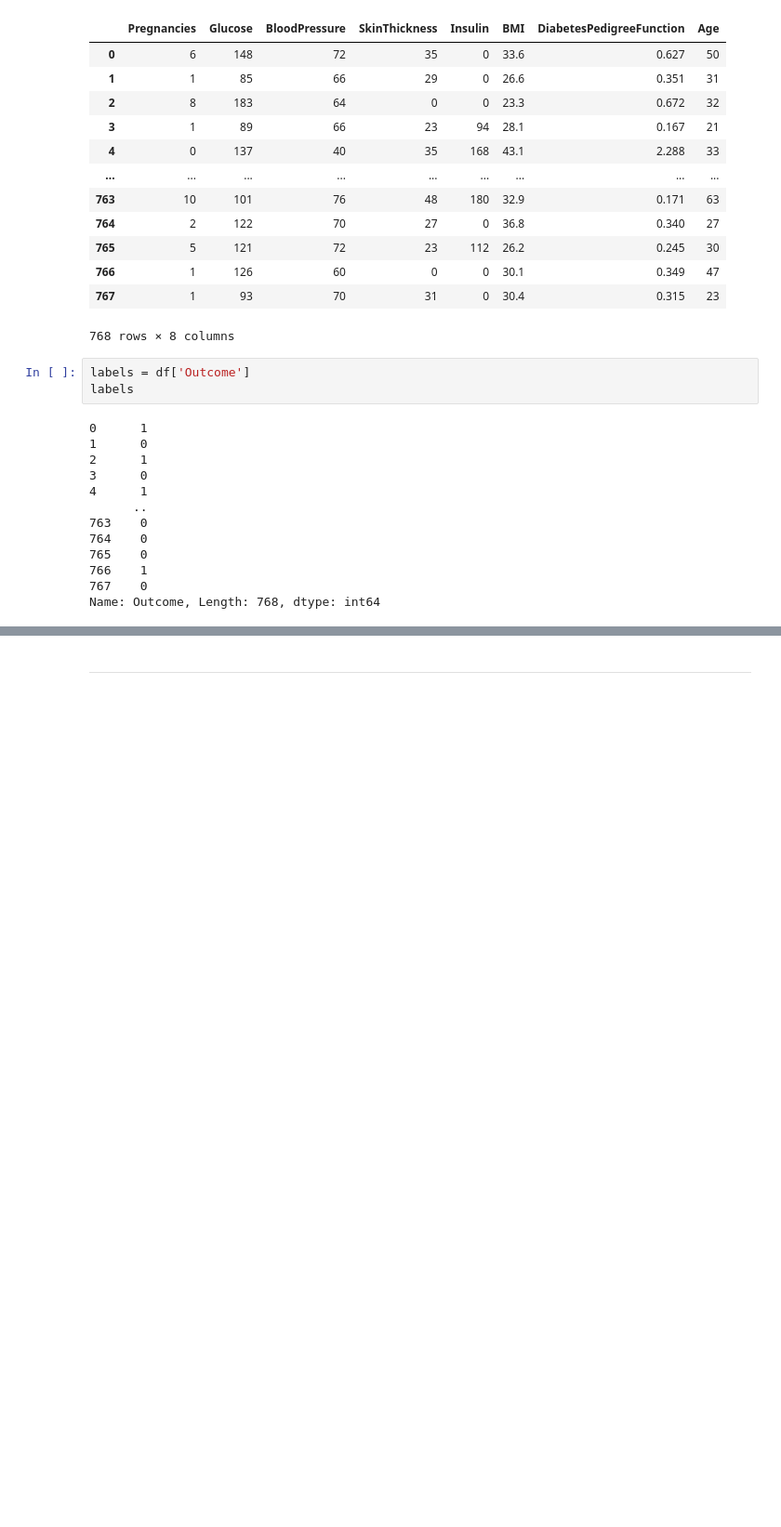
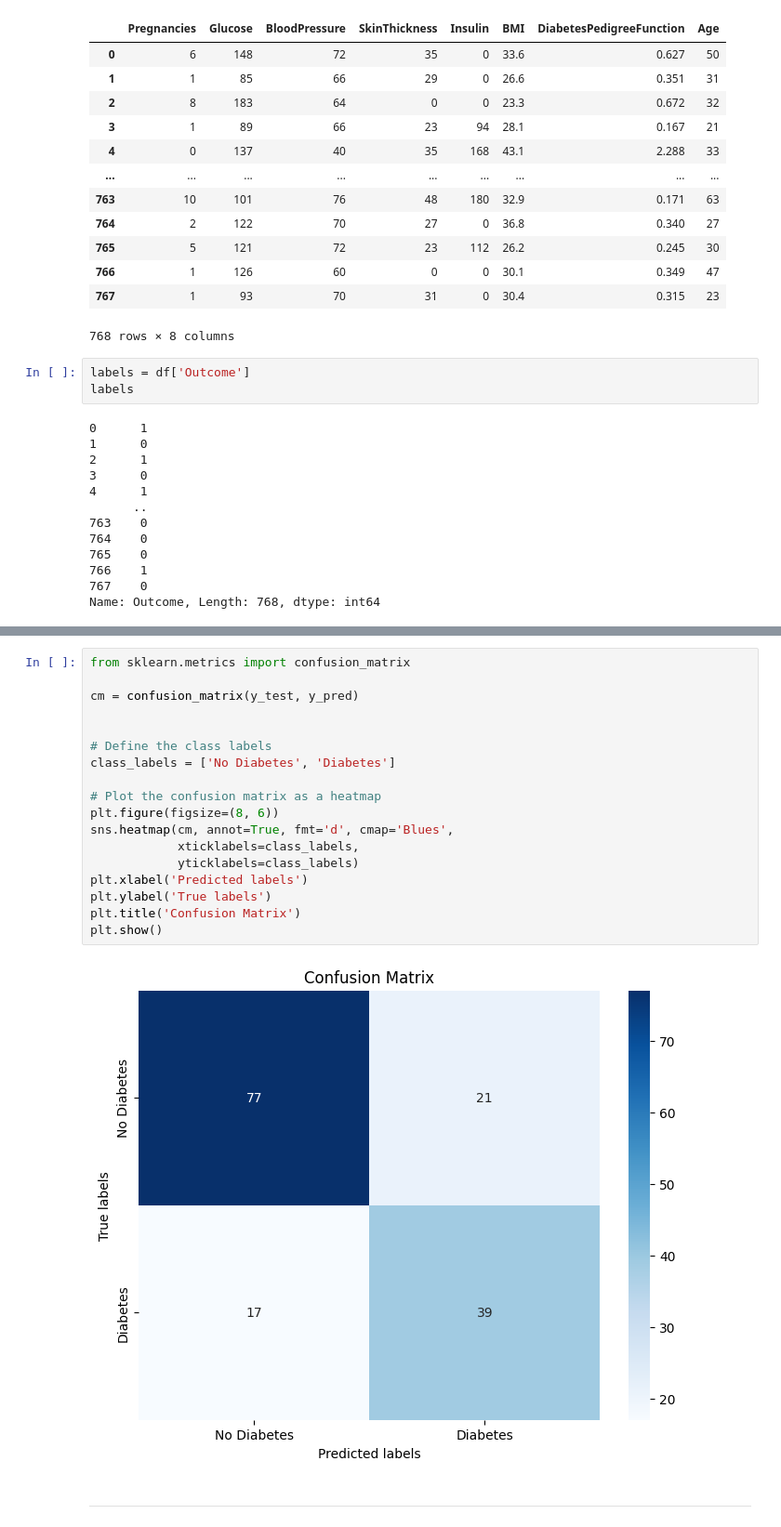
Before and after one commit to rudestewing/AIForIndonesiaBootcamp_CV, a Jupyter notebook: WeeklyAssesment/WeeklyAssessment-2/work.ipynb, the cells around one changed output, grey strips where cells are left out. Shown: that part at 93% size. Drawn from its saved outputs; the diff is of its cells as text; blank space fills up the shorter version.

```diff
--- a/WeeklyAssesment/WeeklyAssessment-2/work.ipynb
+++ b/WeeklyAssesment/WeeklyAssessment-2/work.ipynb
@@ -256,3 +227,23 @@ print(predictions.flatten())
+# %%
+from sklearn.metrics import confusion_matrix
+
+cm = confusion_matrix(y_test, y_pred)
+
+
+# Define the class labels
+class_labels = ['No Diabetes', 'Diabetes']
+
+# Plot the confusion matrix as a heatmap
+plt.figure(figsize=(8, 6))
+sns.heatmap(cm, annot=True, fmt='d', cmap='Blues',
+            xticklabels=class_labels,
+            yticklabels=class_labels)
+plt.xlabel('Predicted labels')
+plt.ylabel('True labels')
+plt.title('Confusion Matrix')
+plt.show()
+# %% [output]
+[figure, added]
 # %% [markdown]
 ---
 # %% [markdown]
```
Also changed, not shown: parts of 44 cells of this notebook, 1 other file.
